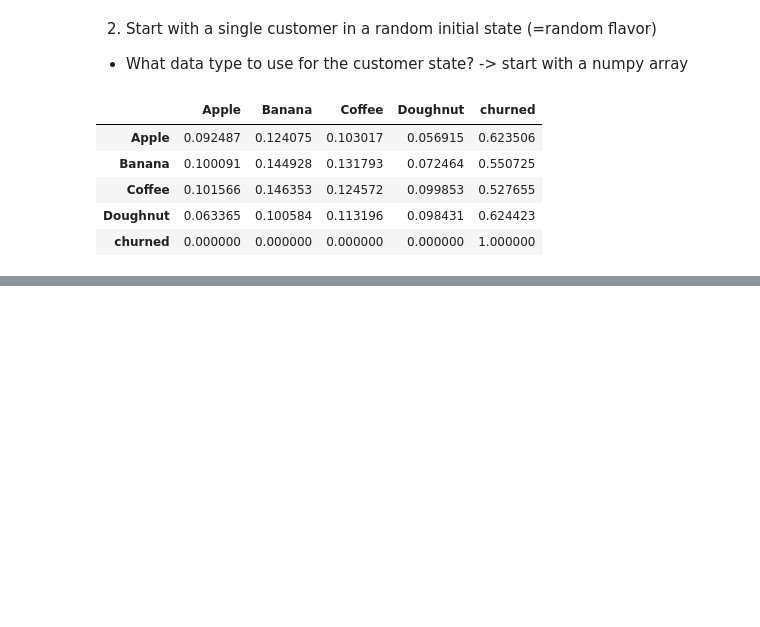
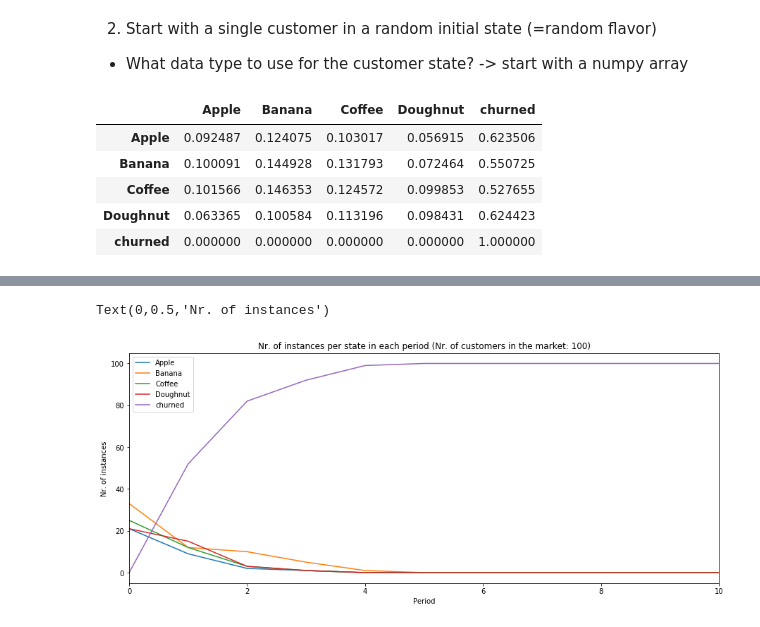
Before and after one commit to stefanfroth/Markov_Chain_Simulation, a Jupyter notebook: churn_simulator.ipynb, the cells around one changed output, grey strips where cells are left out. Drawn from its saved outputs; the diff is of its cells as text; code cells hidden in the pictures; blank space fills up the shorter version.

```diff
--- a/churn_simulator.ipynb
+++ b/churn_simulator.ipynb
@@ -133,0 +146,3 @@ HISTORY
+# %%
+output = output.stack().unstack(0)
+output.head()
@@ -133,0 +156,20 @@ HISTORY
+# %%
+# create a dataframe containing the number of instances for each state in each period
+num = pd.DataFrame()
+
+for c in output.columns:
+#    print(c)
+    counts = []
+    name = ''
+    for state in STATES:
+#        print(state)
+        out = output[c].str.count(state).sum()
+#        print(out)
+        counts.append(out)
+    counts = pd.Series(counts, name=f'{c}')
+    num = pd.concat([num, counts], axis=1)
+#    print(num)
+# %%
+# inverse the dictionary D
+inv_D = {v: k for k, v in D.items()}
+inv_D
@@ -133,0 +178,4 @@ HISTORY
+# %%
+# rename the indices of the matrix
+num = num.rename(mapper=inv_D, axis='index')
+num
@@ -133,0 +189,9 @@ HISTORY
+# %%
+num.T.plot(figsize = (15, 6)\
+          , title='Nr. of instances per state in each period (Nr. of customers in the market: {})'.format(M))\
+
+plt.xlabel('Period')
+plt.ylabel('Nr. of instances')
+# %% [output]
+Text(0,0.5,'Nr. of instances')
+[figure, added]
```
Also changed, not shown: parts of 17 cells of this notebook, 1 other file.
